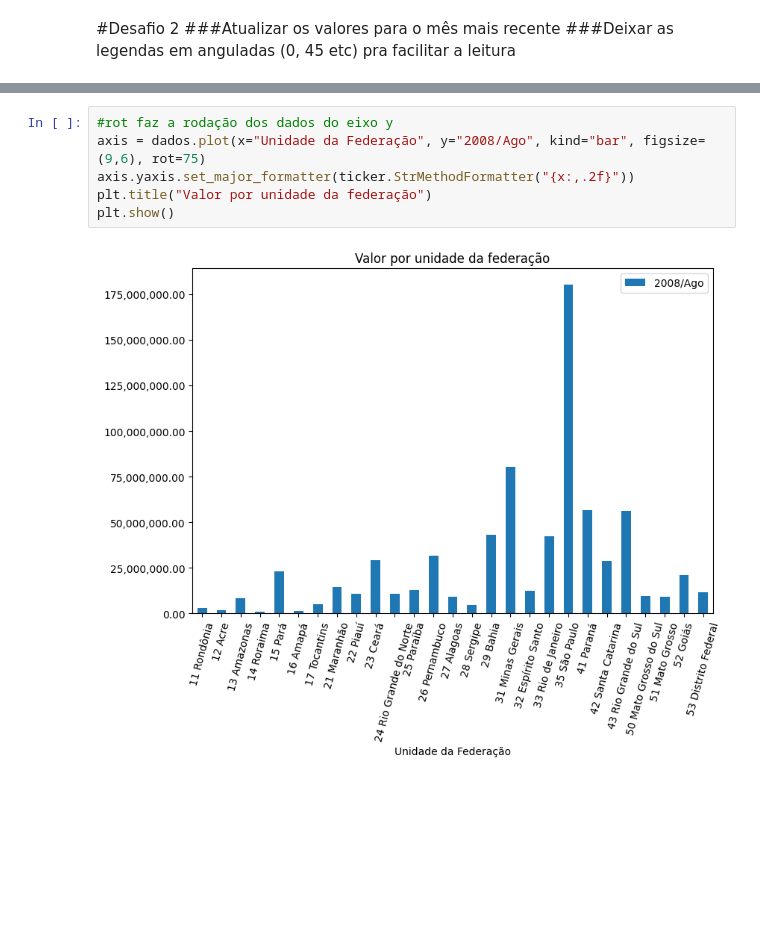
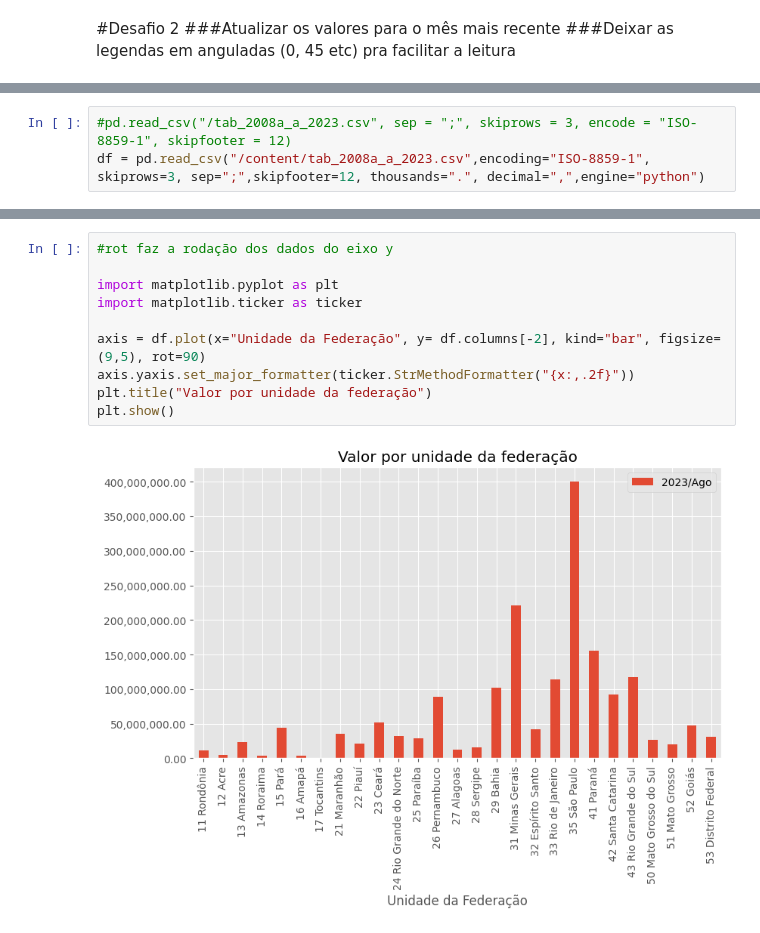
Before and after one commit to wesleyesantos/POSTECH, a Jupyter notebook: Produção_Hospitalar.ipynb, the cells around one changed output, grey strips where cells are left out. Drawn from its saved outputs; the diff is of its cells as text; blank space fills up the shorter version.

```diff
--- a/Produção_Hospitalar.ipynb
+++ b/Produção_Hospitalar.ipynb
@@ -155,0 +159,3 @@ plt.show() #caso não colocar o plt.show ele vai ficar retornando o text acima d
+# %%
+#pd.read_csv("/tab_2008a_a_2023.csv", sep = ";", skiprows = 3, encode = "ISO-8859-1", skipfooter = 12)
+df = pd.read_csv("/content/tab_2008a_a_2023.csv",encoding="ISO-8859-1", skiprows=3, sep=";",skipfooter=12, thousands=".", decimal=",",engine="python")
@@ -156,8 +182,12 @@ plt.show() #caso não colocar o plt.show ele vai ficar retornando o text acima d
 # %%
 #rot faz a rodação dos dados do eixo y
-axis = dados.plot(x="Unidade da Federação", y="2008/Ago", kind="bar", figsize=(9,6), rot=75)
+
+import matplotlib.pyplot as plt
+import matplotlib.ticker as ticker
+
+axis = df.plot(x="Unidade da Federação", y= df.columns[-2], kind="bar", figsize=(9,5), rot=90)
 axis.yaxis.set_major_formatter(ticker.StrMethodFormatter("{x:,.2f}"))
 plt.title("Valor por unidade da federação")
 plt.show()
 # %% [output]
-[figure, old version]
+[figure, new version]
```
Also changed, not shown: parts of 62 cells of this notebook.
